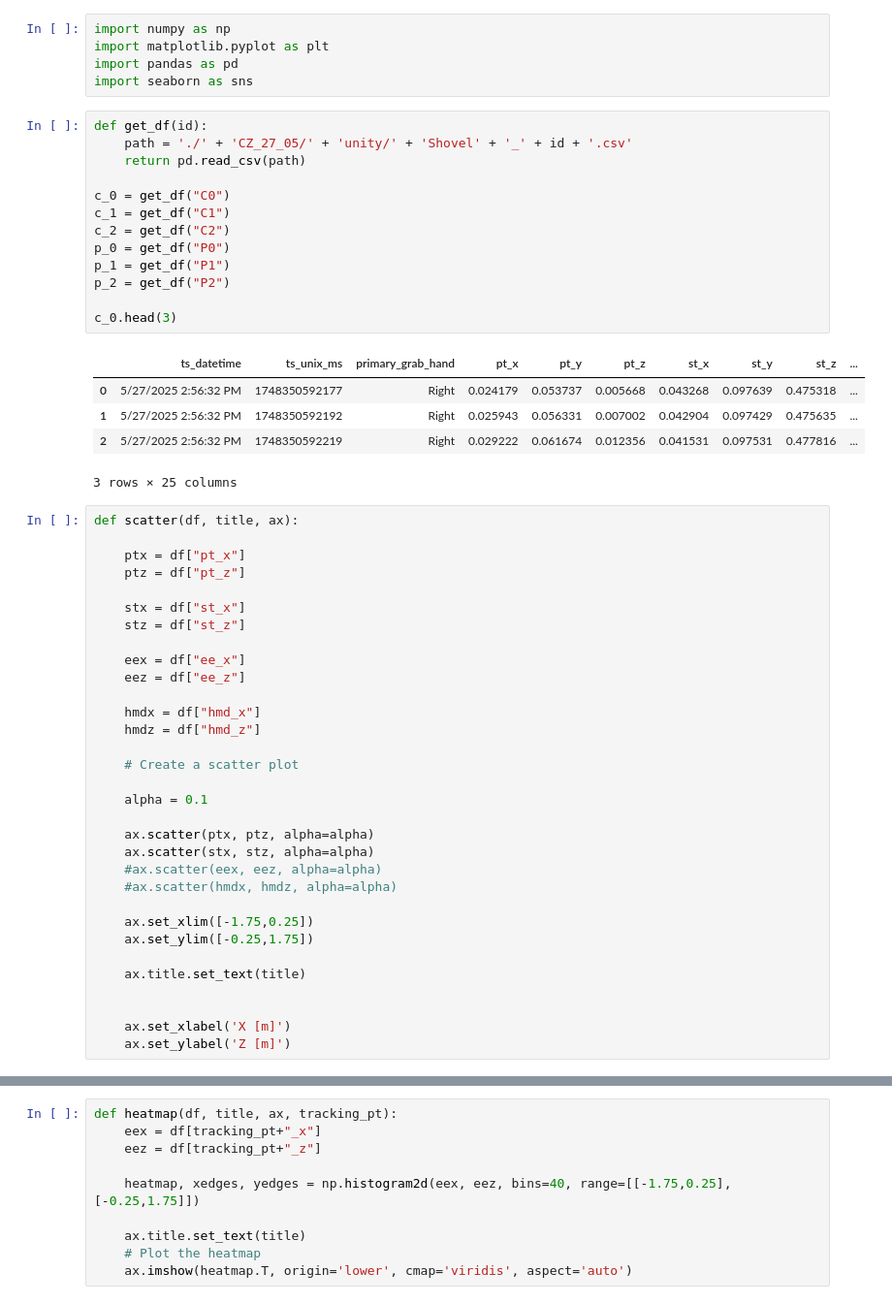
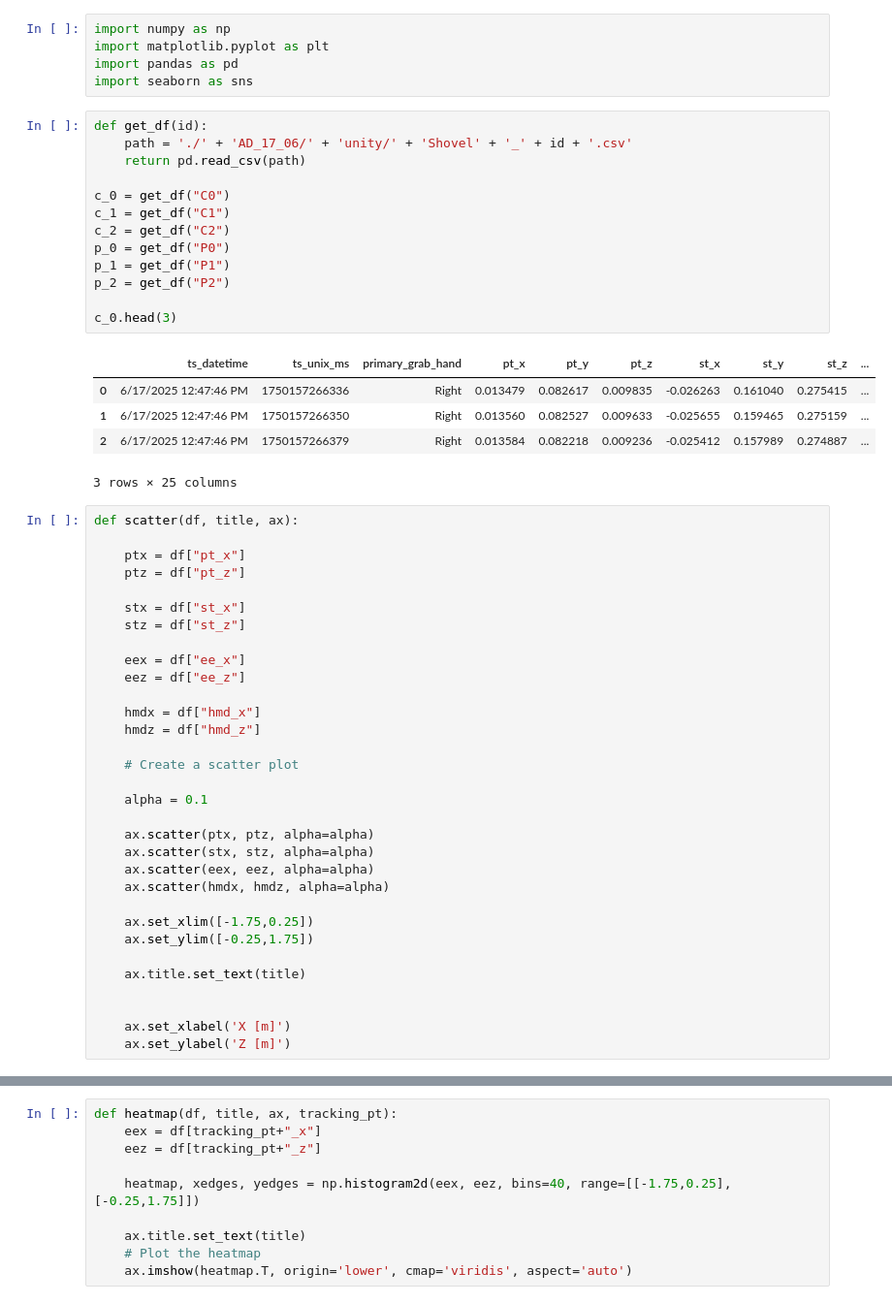
Before and after one commit to EliDll/pseudo-haptic-weight-lifting, a Jupyter notebook: EDA/unity_eda.ipynb, the cells around one changed output, grey strips where cells are left out. Shown at 97% size. Drawn from its saved outputs; the diff is of its cells as text.

```diff
--- a/EDA/unity_eda.ipynb
+++ b/EDA/unity_eda.ipynb
@@ -5,22 +5,22 @@ import pandas as pd
 import seaborn as sns
 # %%
 def get_df(id):
-    path = './' + 'CZ_27_05/' + 'unity/' + 'Shovel' + '_' + id + '.csv'
+    path = './' + 'AD_17_06/' + 'unity/' + 'Shovel' + '_' + id + '.csv'
     return pd.read_csv(path)
 
 c_0 = get_df("C0")
 c_1 = get_df("C1")
 c_2 = get_df("C2")
 p_0 = get_df("P0")
 p_1 = get_df("P1")
 p_2 = get_df("P2")
 
 c_0.head(3)
 # %% [output]
 |  | ts_datetime | ts_unix_ms | primary_grab_hand | pt_x | pt_y | pt_z | st_x | st_y | st_z | ... |
-| 0 | 5/27/2025 2:56:32 PM | 1748350592177 | Right | 0.024179 | 0.053737 | 0.005668 | 0.043268 | 0.097639 | 0.475318 | ... |
-| 1 | 5/27/2025 2:56:32 PM | 1748350592192 | Right | 0.025943 | 0.056331 | 0.007002 | 0.042904 | 0.097429 | 0.475635 | ... |
-| 2 | 5/27/2025 2:56:32 PM | 1748350592219 | Right | 0.029222 | 0.061674 | 0.012356 | 0.041531 | 0.097531 | 0.477816 | ... |
+| 0 | 6/17/2025 12:47:46 PM | 1750157266336 | Right | 0.013479 | 0.082617 | 0.009835 | -0.026263 | 0.161040 | 0.275415 | ... |
+| 1 | 6/17/2025 12:47:46 PM | 1750157266350 | Right | 0.013560 | 0.082527 | 0.009633 | -0.025655 | 0.159465 | 0.275159 | ... |
+| 2 | 6/17/2025 12:47:46 PM | 1750157266379 | Right | 0.013584 | 0.082218 | 0.009236 | -0.025412 | 0.157989 | 0.274887 | ... |
 3 rows × 25 columns
 # %%
 def scatter(df, title, ax):
@@ -43,8 +43,8 @@ def scatter(df, title, ax):
 
     ax.scatter(ptx, ptz, alpha=alpha)
     ax.scatter(stx, stz, alpha=alpha)
-    #ax.scatter(eex, eez, alpha=alpha)
-    #ax.scatter(hmdx, hmdz, alpha=alpha)
+    ax.scatter(eex, eez, alpha=alpha)
+    ax.scatter(hmdx, hmdz, alpha=alpha)
 
     ax.set_xlim([-1.75,0.25])
     ax.set_ylim([-0.25,1.75])
```
Also changed, not shown: parts of 3 cells of this notebook, 25 other files.
